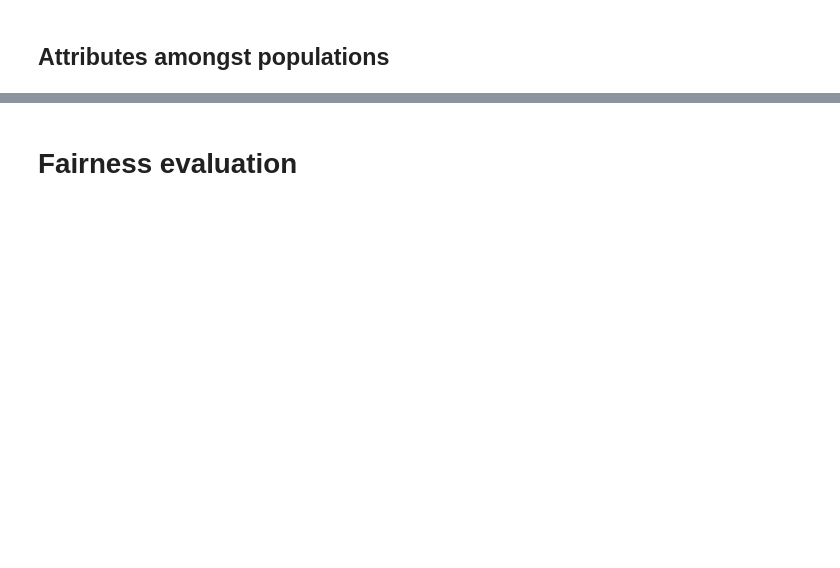
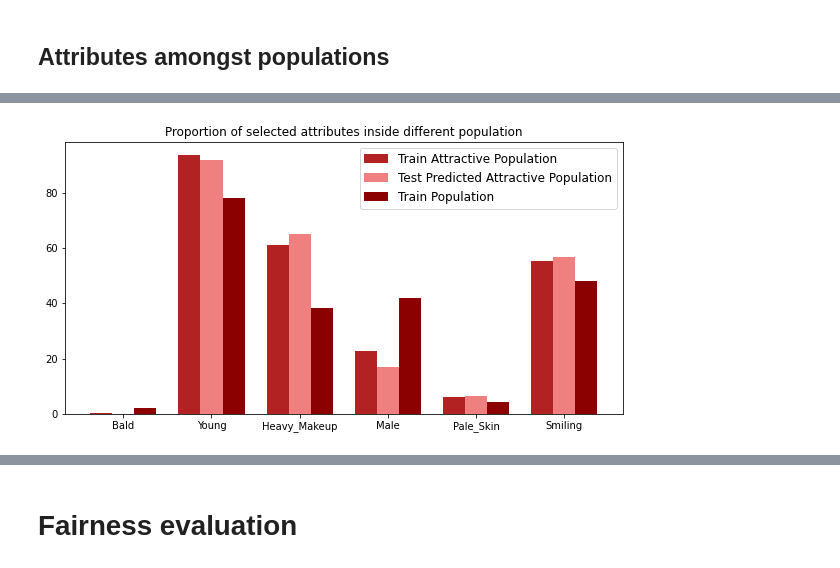
Before and after one commit to zinebfadili/attractiveness-classifier, a Jupyter notebook: Computer_Vision_Final.ipynb, the cells around one changed output, grey strips where cells are left out. Cells and saved outputs as stored; diff of their text form; code cells hidden in the pictures; blank space fills up the shorter version.

```diff
--- a/Computer_Vision_Final.ipynb
+++ b/Computer_Vision_Final.ipynb
@@ -536,4 +580,4 @@ print('Accuracy of the network on the {} test images: {:4.2f} %'.format(
 # %%
 test_df_without_data['predicted_value']= test_df_without_data['predicted_value'].apply(lambda x : float(x))
-attractive_predicted_df = test_df_without_data.drop(not_predicted_as_attractive_idx)
+attractive_predicted_df = test_df_without_data.drop(not_predicted_as_attractive_idx_without_data)
 attractive_predicted_df.head()
@@ -579,0 +654,27 @@ ici les bar plot des distributions des populations, des false positive etc
+# %%
+train_df = pd.DataFrame(trainset_allattr)
+train_df.columns = ["image_link","attrs"]
+train_df[[key for key in trainset.attr2idx.keys()]] = train_df['attrs'].apply(pd.Series)
+train_df.pop("attrs")
+
+fig = plt.figure(figsize=(10,5))
+
+interesting_features = ["Bald","Young","Heavy_Makeup","Male","Pale_Skin","Smiling"]
+i=1
+barWidth = 0.25
+
+for attr in interesting_features:
+  if attr!="Attractive":
+    #plt.bar([attr+"A",attr],[len(train_df[(train_df["Attractive"]==True) & (train_df[attr]==True)])/len(train_df[train_df["Attractive"]==True])*100,len(train_df[train_df[attr]==True])/len(train_df)*100])
+    plt.bar(i,len(train_df[(train_df["Attractive"]==True) & (train_df[attr]==True)])/len(train_df[train_df["Attractive"]==True])*100,color='#B22222',width=barWidth,label="Train Attractive Population" if i==1 else "")
+    plt.bar(i+barWidth,len(attractive_predicted_df[attractive_predicted_df[attr]==True])/len(attractive_predicted_df)*100,color='#F08080',width=barWidth,label="Test Predicted Attractive Population" if i==1 else "")
+    plt.bar(i+barWidth*2,len(train_df[train_df[attr]==True])/len(train_df)*100,color='#8B0000',width=barWidth,label="Train Population" if i==1 else "")
+    i+=1
+
+plt.xticks([r + barWidth for r in range(1,len(interesting_features)+1)], [attr for attr in interesting_features])
+
+plt.title("Proportion of selected attributes inside different population")
+plt.legend(prop={'size': 12})
+plt.show()
+# %% [output]
+[figure, added]
```
Also changed, not shown: parts of 45 cells of this notebook.
